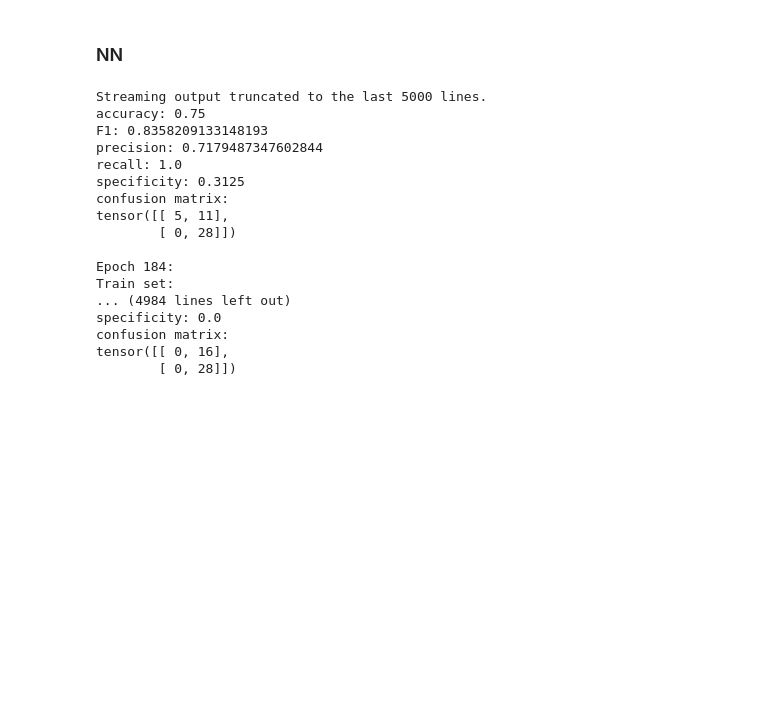
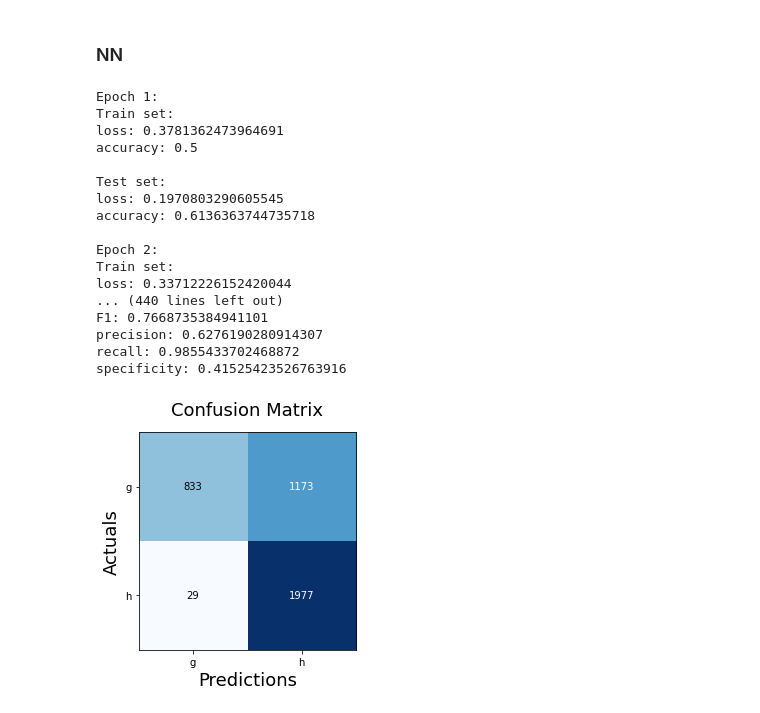
Before and after one commit to AMR-21/Magic-Gamma-Telescope-Classification, a Jupyter notebook: classification.ipynb, the cells around one changed output. Cells and saved outputs as stored; diff of their text form; code cells hidden in the pictures; blank space fills up the shorter version.

```diff
--- a/classification.ipynb
+++ b/classification.ipynb
@@ -401,11 +414,11 @@ device = 'cuda' if torch.cuda.is_available() else 'cpu'
 class NNet(nn.Module):
   def __init__(self):
     super(NNet,self).__init__()
-    self.fc1 = nn.Linear(10, 70)
+    self.fc1 = nn.Linear(10, 30)
     self.relu1 = nn.ReLU()
-    self.fc2 = nn.Linear(70, 30)
+    self.fc2 = nn.Linear(30, 70)
     self.relu2 = nn.ReLU()
-    self.fc3 = nn.Linear(30, 1)
+    self.fc3 = nn.Linear(70, 1)
 
   def forward(self, x):
     out = self.fc1(x)
@@ -445,15 +458,10 @@ def train(dataLoader,model,loss_fn,optimizer):
     mse.backward()
     optimizer.step()
 
+
   print(f'''Train set:
 loss: {mse}
 accuracy: {acc}
-F1: {f1(y_pred,y)}
-precision: {precision(y_pred,y)}
-recall: {recall(y_pred,y)}
-specificity: {specificity(y_pred,y)}
-confusion matrix:
-{matrix(y_pred,y)}
 ''')
 
 
@@ -463,52 +471,68 @@ def test(dataloader, model, loss_fn):
 
   with torch.no_grad():
     for X, y in dataloader:
       X, y = X.to(device), y.to(device)
       y = y.unsqueeze(1).float()
       y_pred= model(X)
       mse = loss_fn(y_pred, y)
       acc = accuracy(y_pred,y)
       test_loss += mse.item()
 
   num_batches = len(dataloader)
   test_mse = test_loss / num_batches
 
 
   print(f'''Test set:
 loss: {mse}
 accuracy: {acc}
-F1: {f1(y_pred,y)}
-precision: {precision(y_pred,y)}
-recall: {recall(y_pred,y)}
-specificity: {specificity(y_pred,y)}
-confusion matrix:
-{matrix(y_pred,y)}
 ''')
 
 
 
 
-epochs = 400
+epochs = 50
 
 for epoch in range(epochs):
   print(f"Epoch {epoch+1}:")
   train(train_dataloader, model, loss_fn, optimizer)
   test(test_dataloader, model, loss_fn)
+
+y_pred = model(torch.tensor(X_test_np, dtype=torch.float))
+y =torch.tensor(y_test_np.reshape(-1,1), dtype=torch.int)
+
+
+print(f'''analysis:
+Accuracy: {accuracy(y_pred,y)}
+F1: {f1(y_pred,y)}
+precision: {precision(y_pred,y)}
+recall: {recall(y_pred,y)}
+specificity: {specificity(y_pred,y)}
+''')
+
+
+fig, ax = plot_confusion_matrix(conf_mat= matrix(y_pred,y).detach().numpy(), figsize=(4, 4), cmap=plt.cm.Blues)
+ax.set_xticklabels(['', 'g', 'h'])
+ax.set_yticklabels(['', 'g', 'h']);
+plt.xlabel('Predictions', fontsize=18)
+plt.ylabel('Actuals', fontsize=18)
+plt.title('Confusion Matrix', fontsize=18)
+plt.show()
 # %% [output]
-Streaming output truncated to the last 5000 lines.
-accuracy: 0.75
-F1: 0.8358209133148193
-precision: 0.7179487347602844
-recall: 1.0
-specificity: 0.3125
-confusion matrix:
-tensor([[ 5, 11],
-        [ 0, 28]])
+Epoch 1:
+Train set:
+loss: 0.3781362473964691
+accuracy: 0.5
 
-Epoch 184:
+Test set:
+loss: 0.1970803290605545
+accuracy: 0.6136363744735718
+
+Epoch 2:
 Train set:
-... (4984 lines left out)
-specificity: 0.0
-confusion matrix:
-tensor([[ 0, 16],
-        [ 0, 28]])
+loss: 0.33712226152420044
+... (440 lines left out)
+F1: 0.7668735384941101
+precision: 0.6276190280914307
+recall: 0.9855433702468872
+specificity: 0.41525423526763916
+[figure, added]
```
Also changed, not shown: parts of 2 cells of this notebook.
